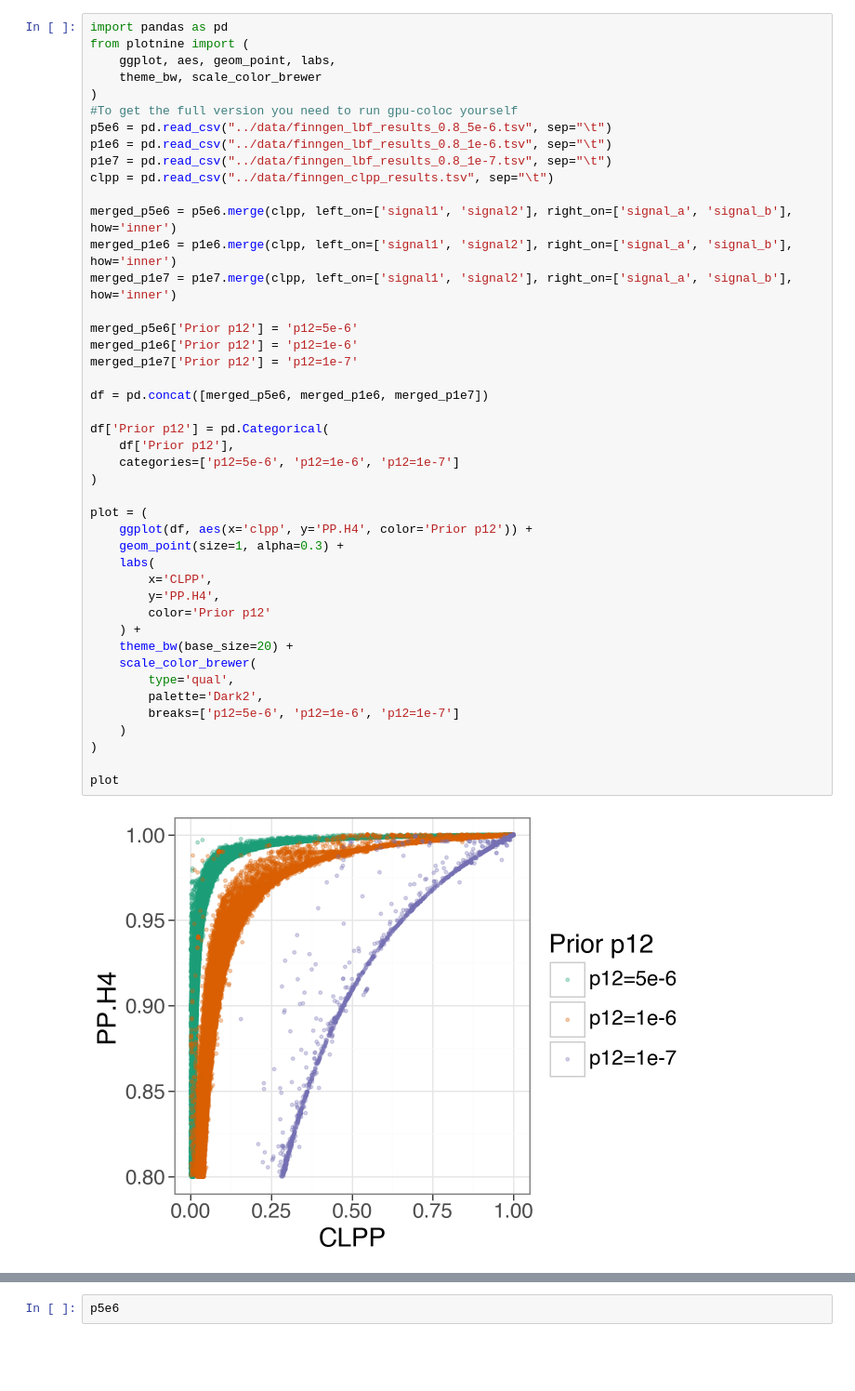
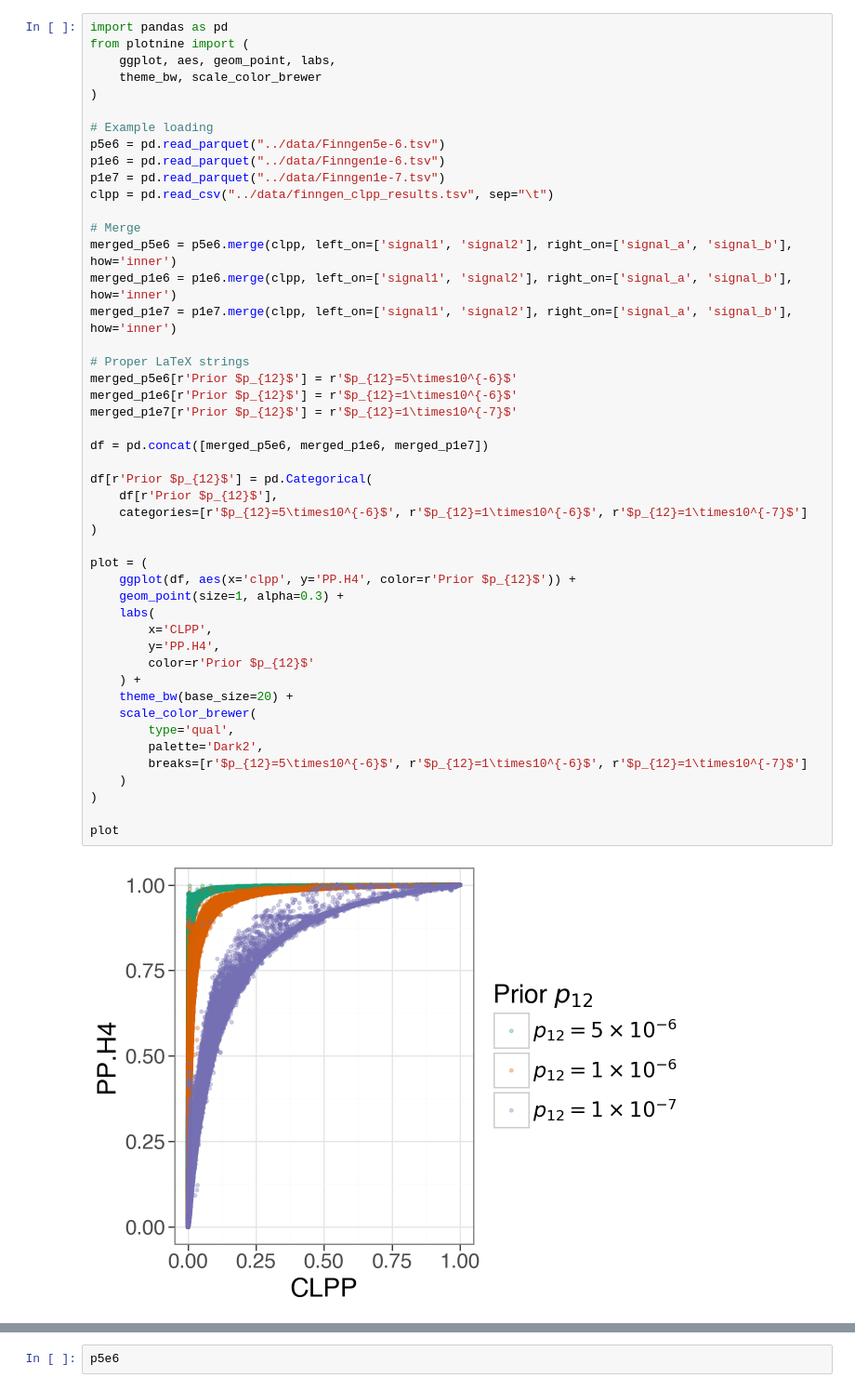
Before and after one commit to AlasooLab/gpu-coloc-manuscript, a Jupyter notebook: code/Figure2B.ipynb, the cells around one changed output, grey strips where cells are left out. Shown at 93% size. Drawn from its saved outputs; the diff is of its cells as text; blank space fills up the shorter version.

Commit message:
Figure updates, Colocalisation (n) instead of count to indicate number of colocalisation and subscript

```diff
--- a/code/Figure2B.ipynb
+++ b/code/Figure2B.ipynb
@@ -3,44 +3,47 @@ import pandas as pd
 from plotnine import (
     ggplot, aes, geom_point, labs,
     theme_bw, scale_color_brewer
 )
-#To get the full version you need to run gpu-coloc yourself
-p5e6 = pd.read_csv("../data/finngen_lbf_results_0.8_5e-6.tsv", sep="\t")
-p1e6 = pd.read_csv("../data/finngen_lbf_results_0.8_1e-6.tsv", sep="\t")
-p1e7 = pd.read_csv("../data/finngen_lbf_results_0.8_1e-7.tsv", sep="\t")
+
+# Example loading
+p5e6 = pd.read_parquet("../data/Finngen5e-6.tsv")
+p1e6 = pd.read_parquet("../data/Finngen1e-6.tsv")
+p1e7 = pd.read_parquet("../data/Finngen1e-7.tsv")
 clpp = pd.read_csv("../data/finngen_clpp_results.tsv", sep="\t")
 
+# Merge
 merged_p5e6 = p5e6.merge(clpp, left_on=['signal1', 'signal2'], right_on=['signal_a', 'signal_b'], how='inner')
 merged_p1e6 = p1e6.merge(clpp, left_on=['signal1', 'signal2'], right_on=['signal_a', 'signal_b'], how='inner')
 merged_p1e7 = p1e7.merge(clpp, left_on=['signal1', 'signal2'], right_on=['signal_a', 'signal_b'], how='inner')
 
-merged_p5e6['Prior p12'] = 'p12=5e-6'
-merged_p1e6['Prior p12'] = 'p12=1e-6'
-merged_p1e7['Prior p12'] = 'p12=1e-7'
+# Proper LaTeX strings
+merged_p5e6[r'Prior $p_{12}$'] = r'$p_{12}=5\times10^{-6}$'
+merged_p1e6[r'Prior $p_{12}$'] = r'$p_{12}=1\times10^{-6}$'
+merged_p1e7[r'Prior $p_{12}$'] = r'$p_{12}=1\times10^{-7}$'
 
 df = pd.concat([merged_p5e6, merged_p1e6, merged_p1e7])
 
-df['Prior p12'] = pd.Categorical(
-    df['Prior p12'],
-    categories=['p12=5e-6', 'p12=1e-6', 'p12=1e-7']
+df[r'Prior $p_{12}$'] = pd.Categorical(
+    df[r'Prior $p_{12}$'],
+    categories=[r'$p_{12}=5\times10^{-6}$', r'$p_{12}=1\times10^{-6}$', r'$p_{12}=1\times10^{-7}$']
 )
 
 plot = (
-    ggplot(df, aes(x='clpp', y='PP.H4', color='Prior p12')) +
+    ggplot(df, aes(x='clpp', y='PP.H4', color=r'Prior $p_{12}$')) +
     geom_point(size=1, alpha=0.3) +
     labs(
         x='CLPP',
         y='PP.H4',
-        color='Prior p12'
+        color=r'Prior $p_{12}$'
     ) +
     theme_bw(base_size=20) +
     scale_color_brewer(
         type='qual',
         palette='Dark2',
-        breaks=['p12=5e-6', 'p12=1e-6', 'p12=1e-7']
+        breaks=[r'$p_{12}=5\times10^{-6}$', r'$p_{12}=1\times10^{-6}$', r'$p_{12}=1\times10^{-7}$']
     )
 )
 
 plot
 # %% [output]
-[figure, old version]
+[figure, new version]
```
Also changed, not shown: parts of 1 cell of this notebook, 4 other files.
